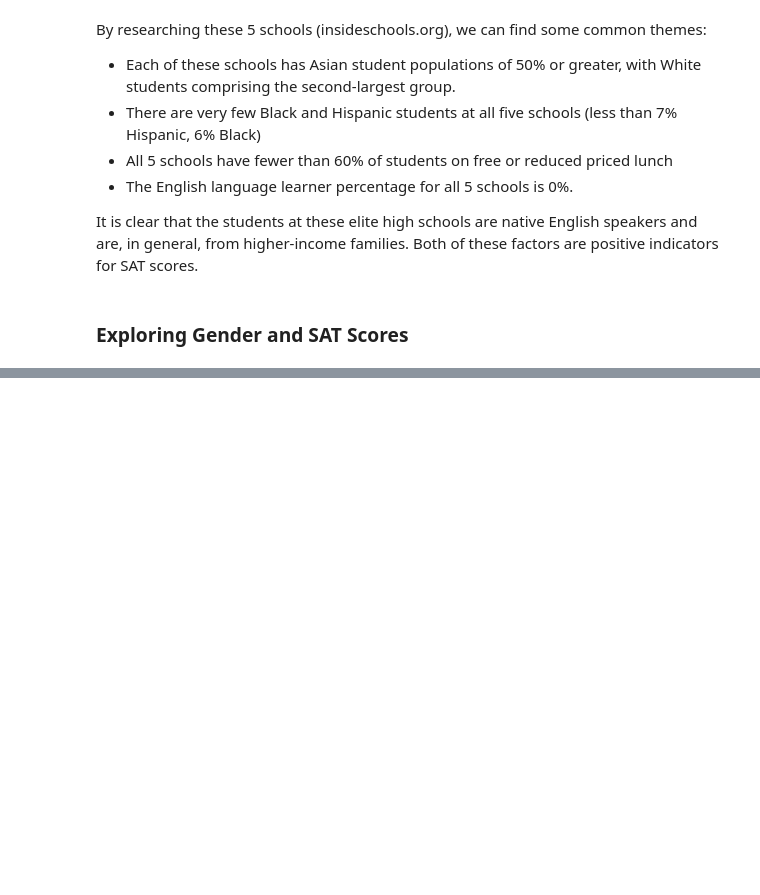
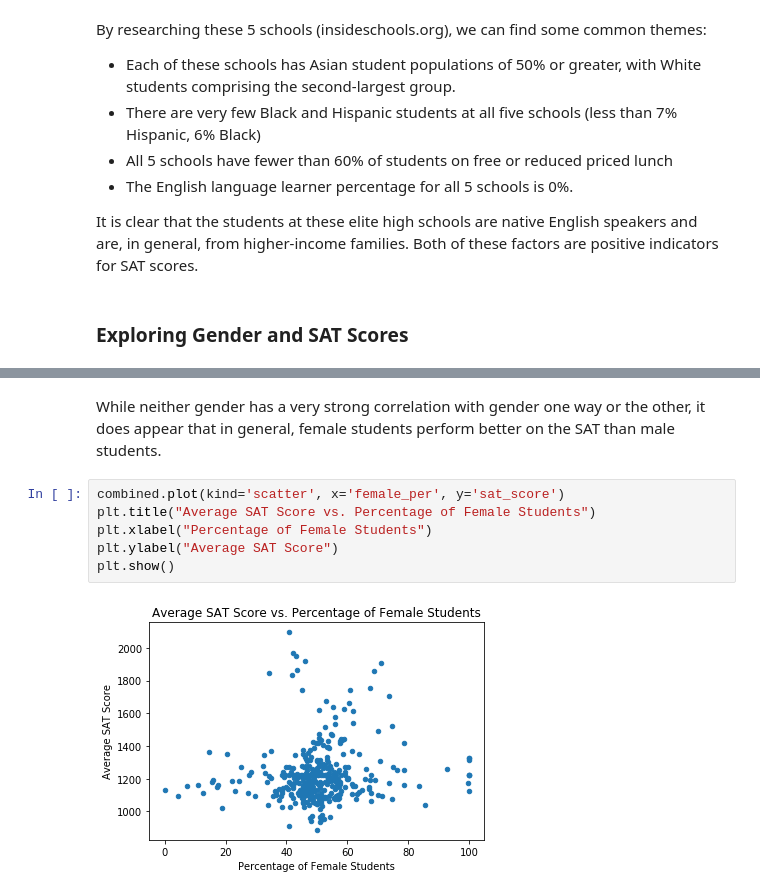
Before and after one commit to cfrisby/DataQuest_Projects, a Jupyter notebook: Analyzing NYC High School Data/Schools.ipynb, the cells around one changed output, grey strips where cells are left out. Drawn from its saved outputs; the diff is of its cells as text; blank space fills up the shorter version.

```diff
--- a/Analyzing NYC High School Data/Schools.ipynb
+++ b/Analyzing NYC High School Data/Schools.ipynb
@@ -345,0 +359,10 @@ It is clear that the students at these elite high schools are native English spe
+# %% [markdown]
+While neither gender has a very strong correlation with gender one way or the other, it does appear that in general, female students perform better on the SAT than male students.
+# %%
+combined.plot(kind='scatter', x='female_per', y='sat_score')
+plt.title("Average SAT Score vs. Percentage of Female Students")
+plt.xlabel("Percentage of Female Students")
+plt.ylabel("Average SAT Score")
+plt.show()
+# %% [output]
+[figure, added]
```
Also changed, not shown: parts of 10 cells of this notebook.
